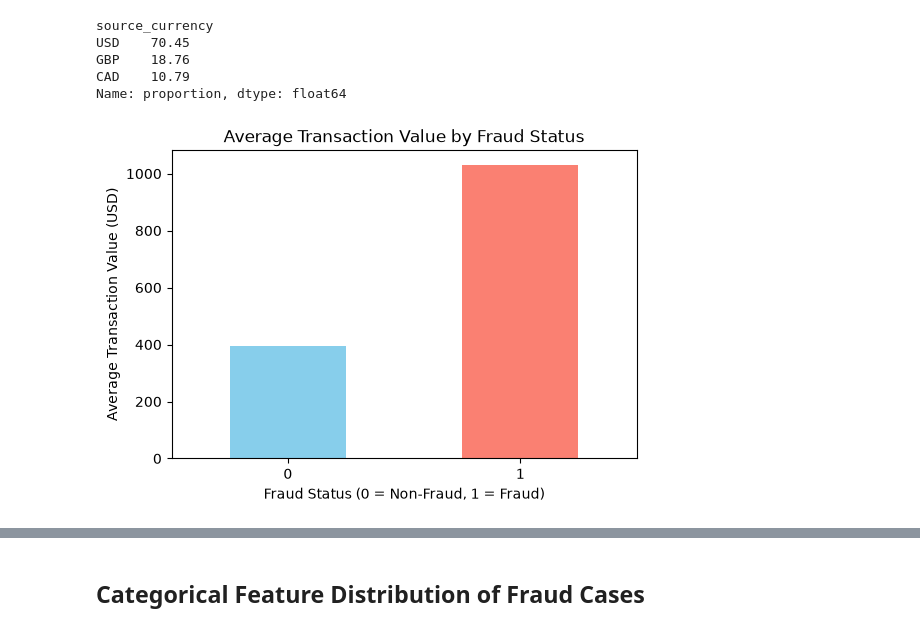
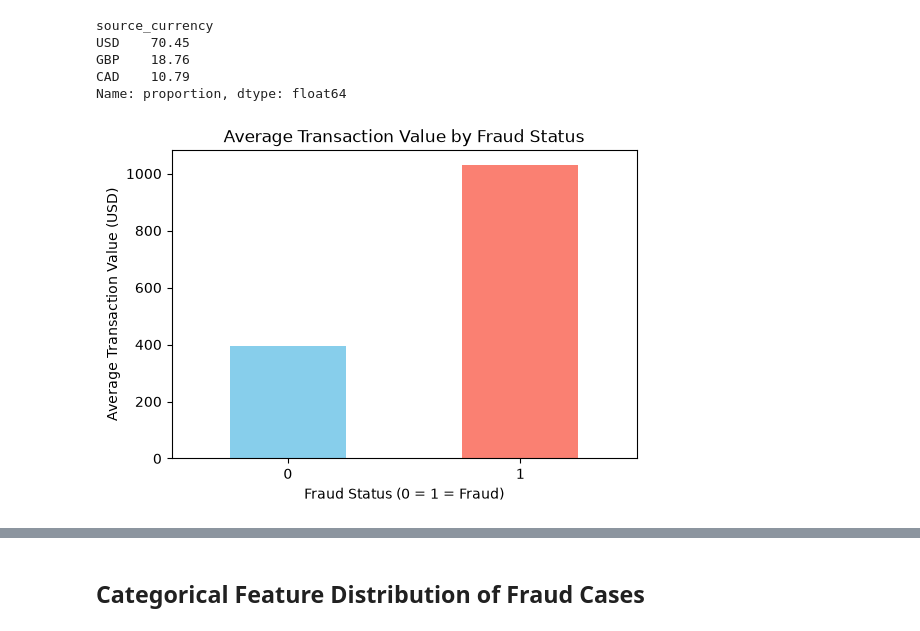
Before and after one commit to kolynton4life-wq/Novapay-fraudulent, a Jupyter notebook: notebook/EDA.ipynb, the cells around one changed output, grey strips where cells are left out. Drawn from its saved outputs; the diff is of its cells as text; code cells hidden in the pictures.

Commit message:
Update README, Images, models, requirements, Dockerfile, and notebooks

```diff
--- a/notebook/EDA.ipynb
+++ b/notebook/EDA.ipynb
@@ -1307,18 +1333,18 @@ Name: proportion, dtype: float64
 # %%
 import matplotlib.pyplot as plt
 
 # Compute average transaction value by fraud status
 avg_txn_value = df_clean.groupby('is_fraud')['amount_usd_clean'].mean()
 
 # Plot bar chart
 avg_txn_value.plot(kind='bar', color=['skyblue','salmon'], figsize=(6,4))
 plt.title("Average Transaction Value by Fraud Status")
-plt.xlabel("Fraud Status (0 = Non-Fraud, 1 = Fraud)")
+plt.xlabel("Fraud Status (0 = 1 = Fraud)")
 plt.ylabel("Average Transaction Value (USD)")
 plt.xticks(rotation=0)
 plt.show()
 # %% [output]
-[figure, old version]
+[figure, new version]
 # %%
 # Source currency bar chart
 src_series = df_clean['source_currency'] if 'source_currency' in df_clean.columns else df['source_currency']
```
Also changed, not shown: parts of 116 cells of this notebook, 34 other files.
